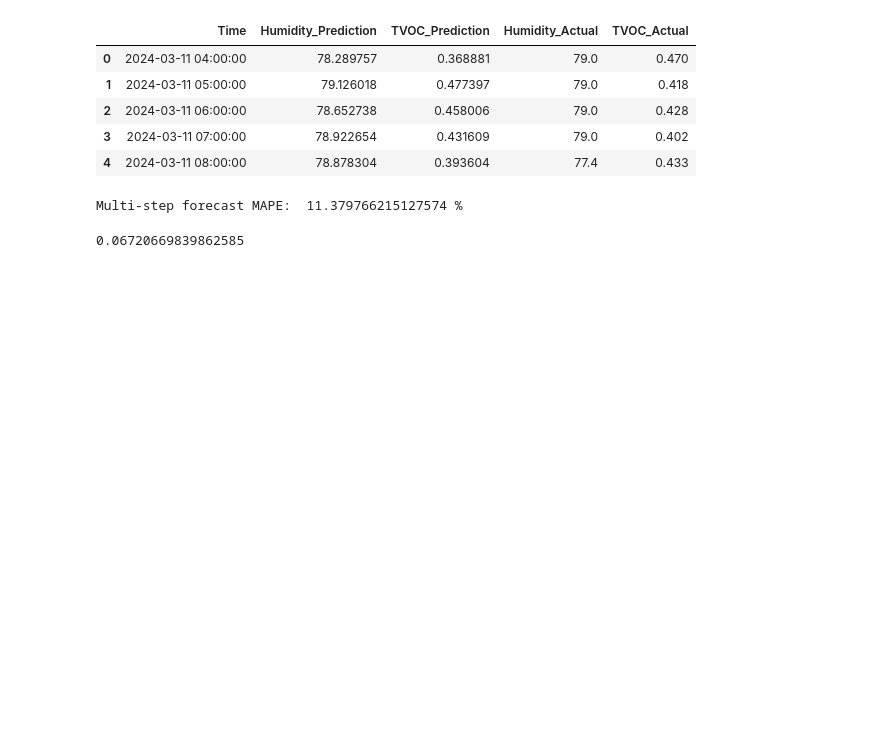
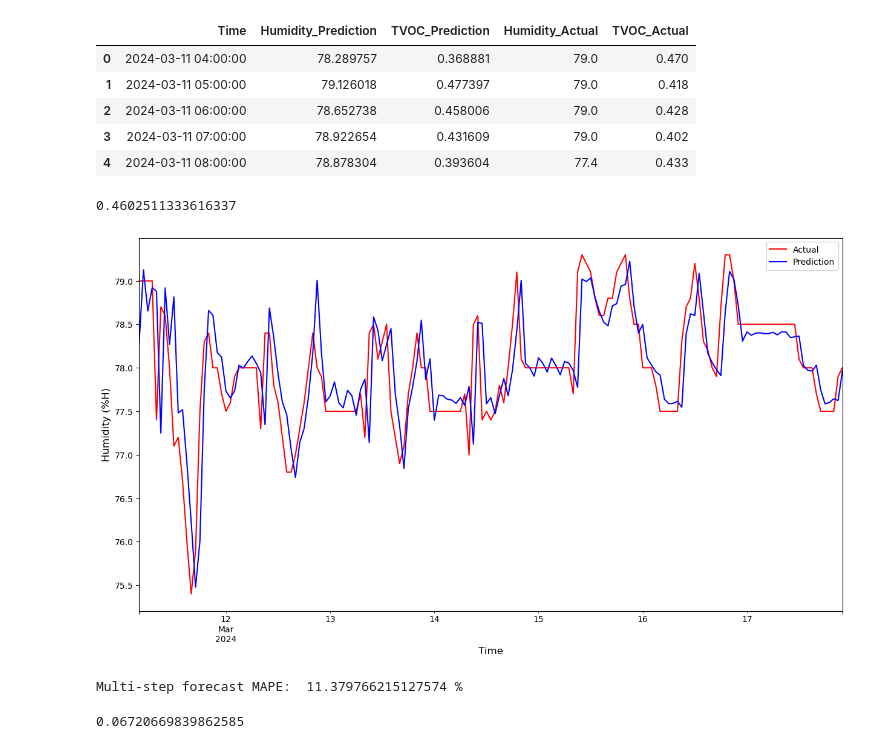
Before and after one commit to ShreyaKushal/iot-g4, a Jupyter notebook: models/ARIMA/Multivariate using VARMAX.ipynb, the cells around one changed output. Cells and saved outputs as stored; diff of their text form; code cells hidden in the pictures; blank space fills up the shorter version.

```diff
--- a/models/ARIMA/Multivariate using VARMAX.ipynb
+++ b/models/ARIMA/Multivariate using VARMAX.ipynb
@@ -189,5 +189,5 @@ Lag used is 1
 # %%
-model_htvoc = VAR(train_htvoc[1:])
+model_htvoc = VAR(train_htvoc[4:])
 # %%
 sorted_order = model_htvoc.select_order(maxlags=20)
 print(sorted_order.summary())
@@ -314,6 +314,19 @@ def mape(predictions, actuals):
     predictions = np.array(predictions)
     actuals = np.array(actuals)
     return (np.absolute(predictions - actuals) / actuals).mean()
+# %%
+rmse_humidity = sqrt(mean_squared_error(eval_df_htvoc['Humidity_Prediction'], eval_df_htvoc['Humidity_Actual']))
+rmse_humidity
+# %% [output]
+0.4602511333616337
+# %%
+eval_df_htvoc.plot(x='Time', y=['Humidity_Actual', 'Humidity_Prediction'], style=['r', 'b'], figsize=(15, 8))
+plt.xlabel('Time', fontsize=12)
+plt.ylabel('Humidity (%H)', fontsize=12)
+plt.legend(['Actual', 'Prediction'], loc='best')
+plt.show()
+# %% [output]
+[figure, added]
 # %%
 print('Multi-step forecast MAPE: ', mape(eval_df_htvoc['TVOC_Prediction'], eval_df_htvoc['TVOC_Actual'])*100, '%')
 # %% [output]
```
Also changed, not shown: parts of 4 cells of this notebook, 1 other file.
